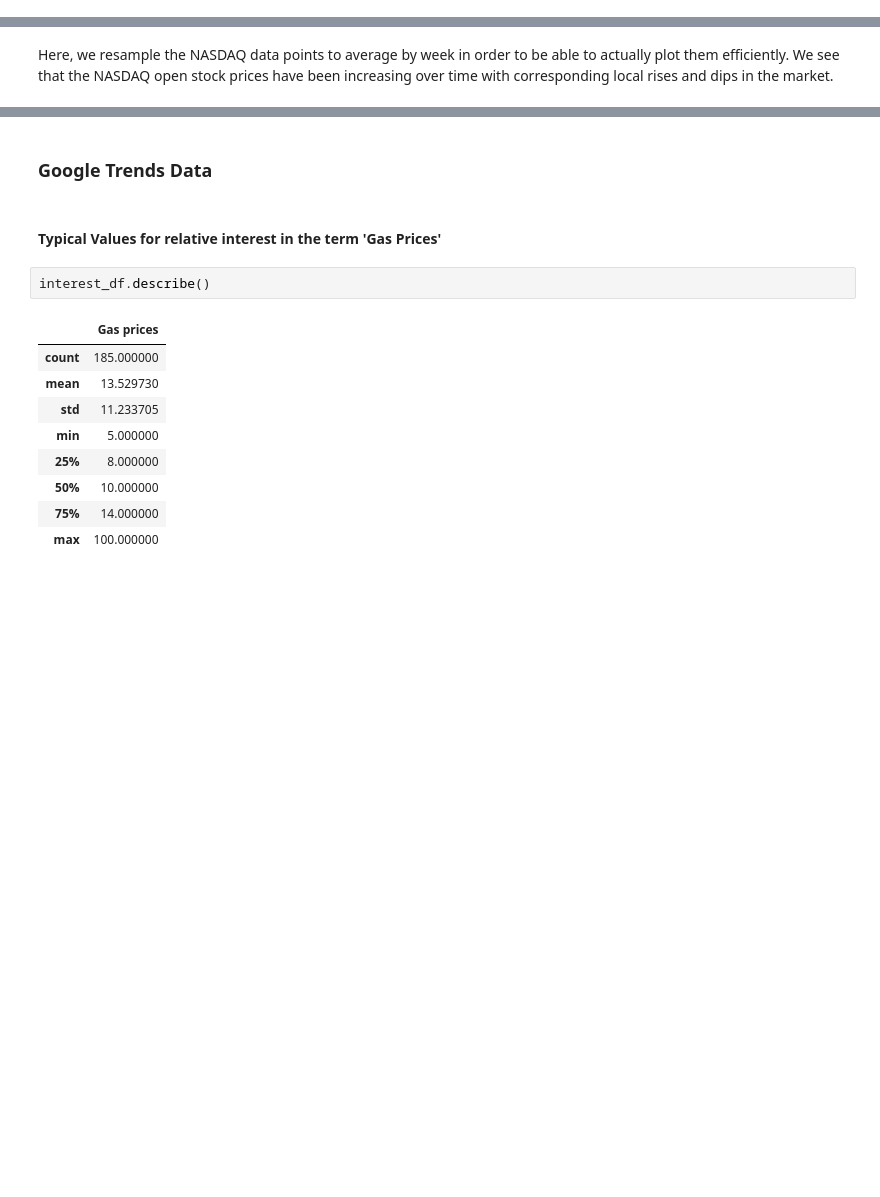
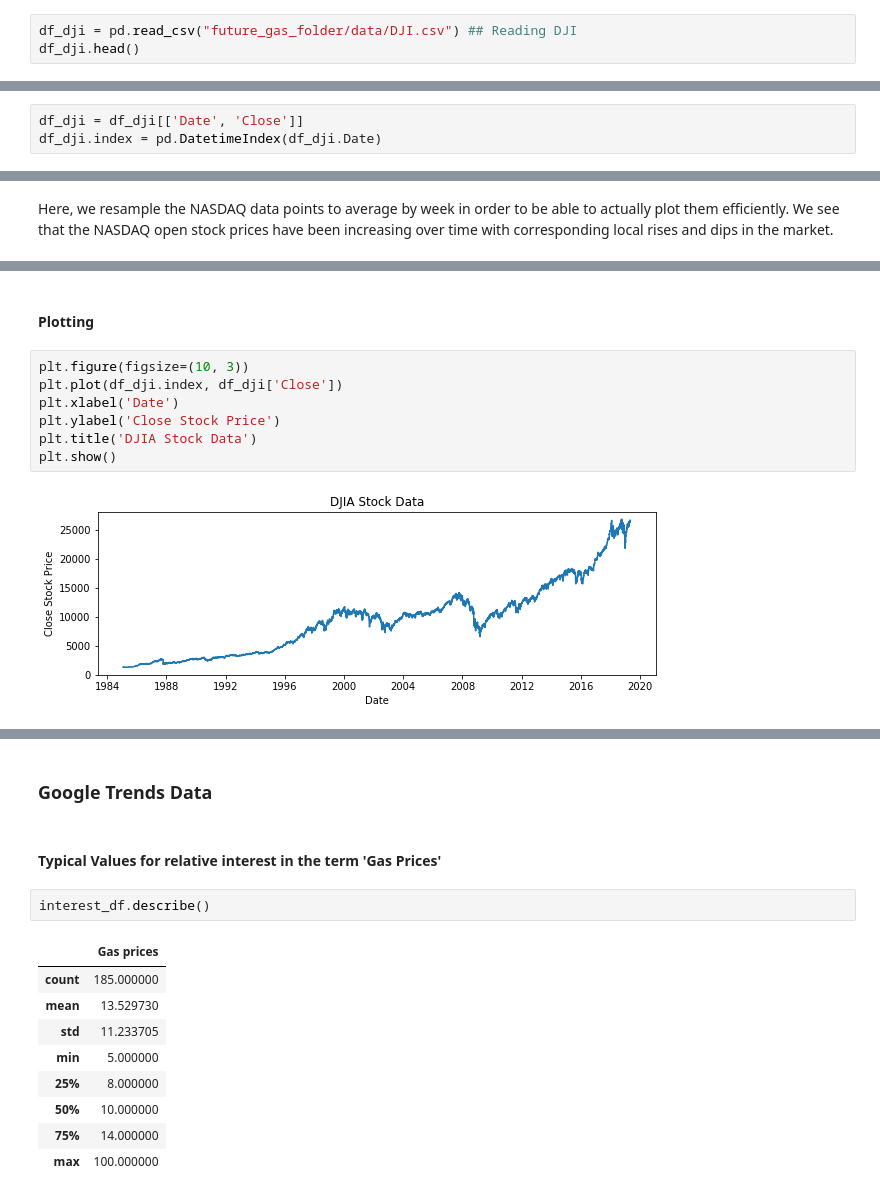
Before and after one commit to Allen-Z-4230/FutureGas, a Jupyter notebook: FinalProject.ipynb, the cells around one changed output, grey strips where cells are left out. Saved outputs shown, nothing was run; the diff lists cells and outputs as text; blank space fills up the shorter version.

Commit message:
Added DJIA cleaning and EAD

```diff
--- a/FinalProject.ipynb
+++ b/FinalProject.ipynb
@@ -187,0 +188,3 @@ We see that the open, close, and adjacent close values are all very similar, and
+# %%
+df_dji = pd.read_csv("future_gas_folder/data/DJI.csv") ## Reading DJI
+df_dji.head()
@@ -187,0 +200,3 @@ We see that the open, close, and adjacent close values are all very similar, and
+# %%
+df_dji = df_dji[['Date', 'Close']]
+df_dji.index = pd.DatetimeIndex(df_dji.Date)
@@ -269,0 +292,11 @@ plt.show()
+# %% [markdown]
+#### Plotting
+# %%
+plt.figure(figsize=(10, 3))
+plt.plot(df_dji.index, df_dji['Close'])
+plt.xlabel('Date')
+plt.ylabel('Close Stock Price')
+plt.title('DJIA Stock Data')
+plt.show()
+# %% [output]
+[figure, added]
```
Also changed, not shown: parts of 11 cells of this notebook.
